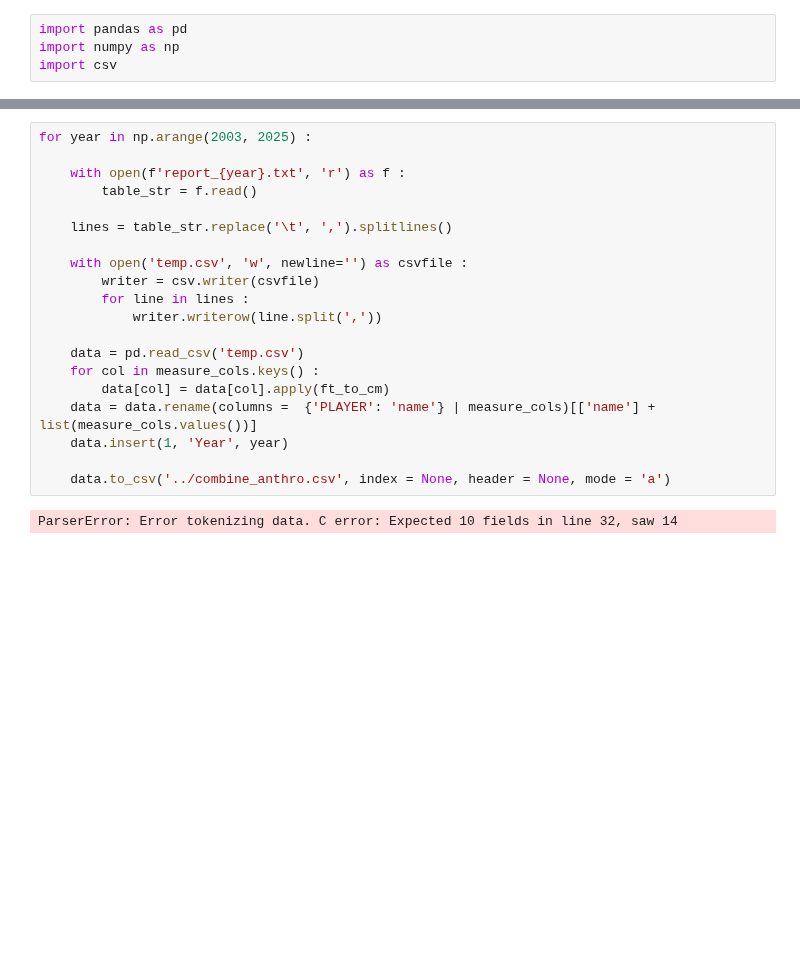
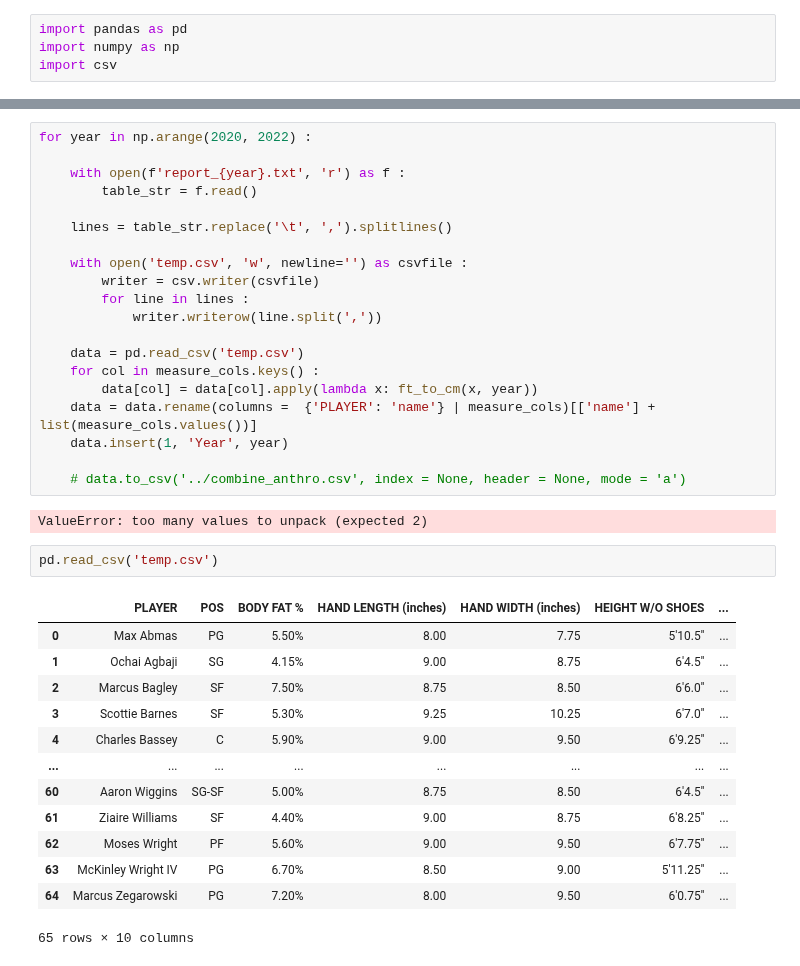
Before and after one commit to martinbog19/LeFirstBasket, a Jupyter notebook: data/combine_anthro/process.ipynb, the cells around one changed output, grey strips where cells are left out. Drawn from its saved outputs; the diff is of its cells as text; blank space fills up the shorter version.

```diff
--- a/data/combine_anthro/process.ipynb
+++ b/data/combine_anthro/process.ipynb
@@ -21,7 +27,7 @@ def ft_to_cm(x) :
     else :
         return np.nan
 # %%
-for year in np.arange(2003, 2025) :
+for year in np.arange(2020, 2022) :
 
     with open(f'report_{year}.txt', 'r') as f :
         table_str = f.read()
@@ -35,10 +41,26 @@ for year in np.arange(2003, 2025) :
 
     data = pd.read_csv('temp.csv')
     for col in measure_cols.keys() :
-        data[col] = data[col].apply(ft_to_cm)
+        data[col] = data[col].apply(lambda x: ft_to_cm(x, year))
     data = data.rename(columns =  {'PLAYER': 'name'} | measure_cols)[['name'] + list(measure_cols.values())]
     data.insert(1, 'Year', year)
 
-    data.to_csv('../combine_anthro.csv', index = None, header = None, mode = 'a')
+    # data.to_csv('../combine_anthro.csv', index = None, header = None, mode = 'a')
 # %% [output]
-ParserError: Error tokenizing data. C error: Expected 10 fields in line 32, saw 14
+ValueError: too many values to unpack (expected 2)
+# %%
+pd.read_csv('temp.csv')
+# %% [output]
+|  | PLAYER | POS | BODY FAT % | HAND LENGTH (inches) | HAND WIDTH (inches) | HEIGHT W/O SHOES | ... |
+| 0 | Max Abmas | PG | 5.50% | 8.00 | 7.75 | 5'10.5'' | ... |
+| 1 | Ochai Agbaji | SG | 4.15% | 9.00 | 8.75 | 6'4.5'' | ... |
+| 2 | Marcus Bagley | SF | 7.50% | 8.75 | 8.50 | 6'6.0'' | ... |
+| 3 | Scottie Barnes | SF | 5.30% | 9.25 | 10.25 | 6'7.0'' | ... |
+| 4 | Charles Bassey | C | 5.90% | 9.00 | 9.50 | 6'9.25'' | ... |
+| ... | ... | ... | ... | ... | ... | ... | ... |
+| 60 | Aaron Wiggins | SG-SF | 5.00% | 8.75 | 8.50 | 6'4.5'' | ... |
+| 61 | Ziaire Williams | SF | 4.40% | 9.00 | 8.75 | 6'8.25'' | ... |
+| 62 | Moses Wright | PF | 5.60% | 9.00 | 9.50 | 6'7.75'' | ... |
+| 63 | McKinley Wright IV | PG | 6.70% | 8.50 | 9.00 | 5'11.25'' | ... |
+| 64 | Marcus Zegarowski | PG | 7.20% | 8.00 | 9.50 | 6'0.75'' | ... |
+65 rows × 10 columns
```
Also changed, not shown: parts of 1 cell of this notebook, 4 other files.
